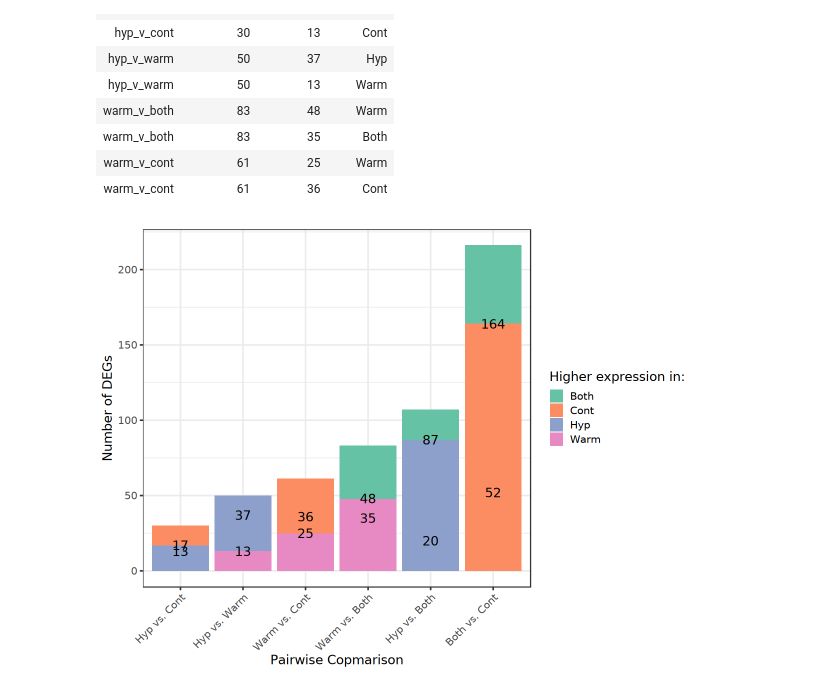
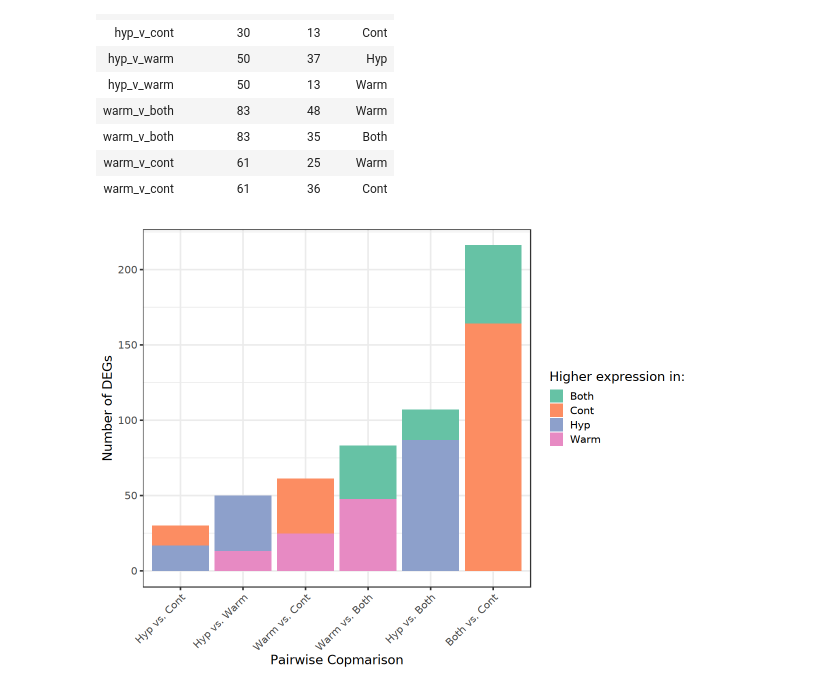
Before and after one commit to jgmcdonough/CE24_RNA-seq, a Jupyter notebook: analysis/diff_expression/phase1_v_phase1/venn_p1.v.p1.ipynb, the cells around one changed output. Cells and saved outputs as stored; diff of their text form; code cells hidden in the pictures.

```diff
--- a/analysis/diff_expression/phase1_v_phase1/venn_p1.v.p1.ipynb
+++ b/analysis/diff_expression/phase1_v_phase1/venn_p1.v.p1.ipynb
@@ -220,20 +220,20 @@ A tibble: 12 × 4
 # %%
 options(repr.plot.width = 10, repr.plot.height = 7.5)
 
 ggplot(deg_summary, aes(x = fct_reorder(dataset, total_genes), y = deg_numb, fill = treatment)) +
 geom_col() +
-geom_text(aes(label = deg_numb)) +
+#geom_text(aes(label = deg_numb)) +
 scale_x_discrete(labels = c("Hyp vs. Cont",
                             "Hyp vs. Warm",
                             "Warm vs. Cont",
                             "Warm vs. Both",
                             "Hyp vs. Both",
                             "Both vs. Cont")) +
 theme_bw(base_size = 15) +
 scale_fill_brewer(palette = 'Set2') +
 labs(x = 'Pairwise Copmarison',
      y = 'Number of DEGs',
      fill = 'Higher expression in:') +
 theme(axis.text.x = element_text(angle = 45, hjust = 1))
 # %% [output]
-[figure, old version]
+[figure, new version]
```
